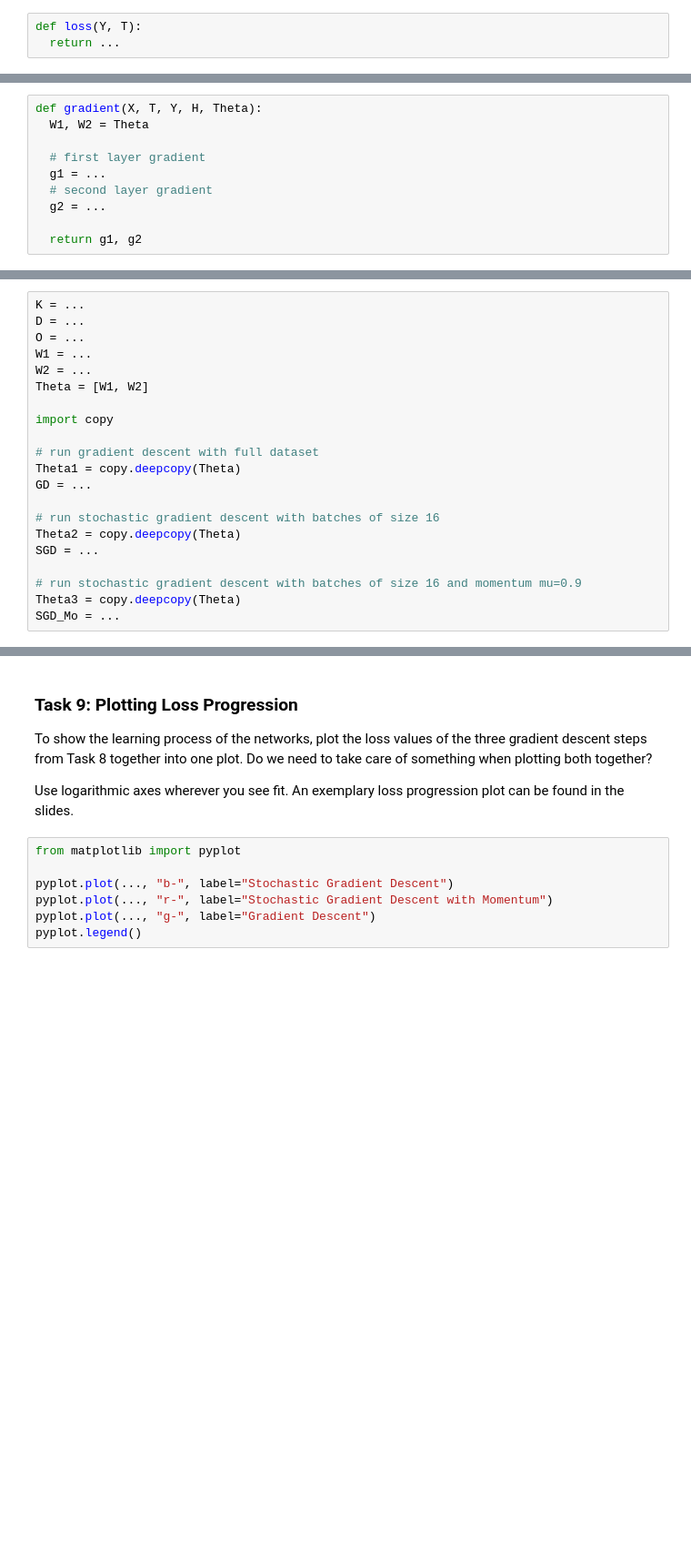
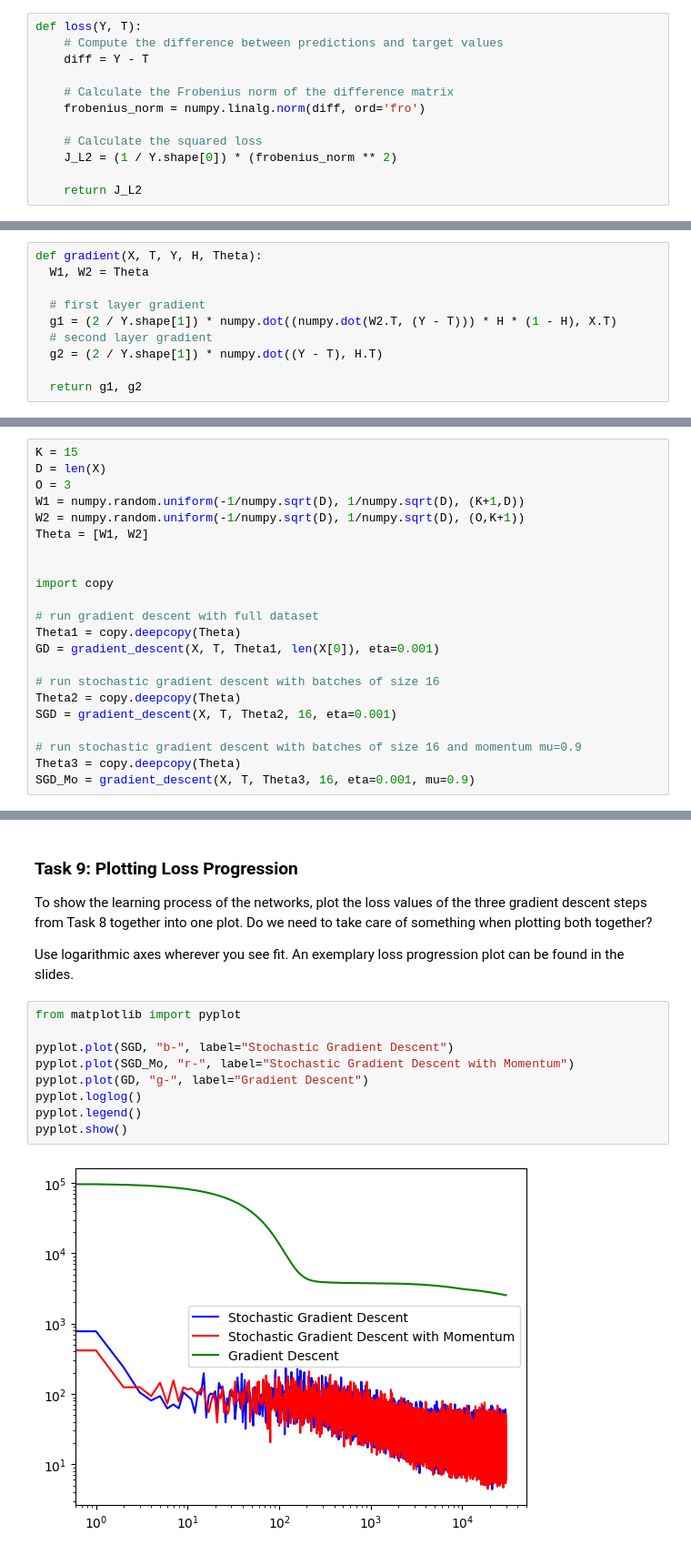
Before and after one commit to xiaoxiaoshikui/Assignments-for-Deel-Learning-at-UZH, a Jupyter notebook: DL-Assignment04.ipynb, the cells around one changed output, grey strips where cells are left out. Shown at 91% size. Cells and saved outputs as stored; diff of their text form; blank space fills up the shorter version.

```diff
--- a/DL-Assignment04.ipynb
+++ b/DL-Assignment04.ipynb
@@ -219,9 +233,18 @@ def network(X, Theta):
 
 Implement a loss function that returns the squared loss $\mathcal J^{L_2} = \frac1B \|\mathbf Y - \mathbf T\|_F^2$ for given network outputs $\mathbf Y$ and target values $\mathbf T$.
 Use `numpy` or `scipy` functionality for this task.
-# %%
-def loss(Y, T):
-  return ...
+# %%
+def loss(Y, T):
+    # Compute the difference between predictions and target values
+    diff = Y - T
+
+    # Calculate the Frobenius norm of the difference matrix
+    frobenius_norm = numpy.linalg.norm(diff, ord='fro')
+
+    # Calculate the squared loss
+    J_L2 = (1 / Y.shape[0]) * (frobenius_norm ** 2)
+
+    return J_L2
 # %% [markdown]
 ### Task 6: Gradient Implementation
 
@@ -233,9 +256,9 @@ def gradient(X, T, Y, H, Theta):
   W1, W2 = Theta
 
   # first layer gradient
-  g1 = ...
+  g1 = (2 / Y.shape[1]) * numpy.dot((numpy.dot(W2.T, (Y - T))) * H * (1 - H), X.T)
   # second layer gradient
-  g2 = ...
+  g2 = (2 / Y.shape[1]) * numpy.dot((Y - T), H.T)
 
   return g1, g2
 # %% [markdown]
@@ -284,26 +329,27 @@ Run the gradient descent three times, first as normal gradient descent, second a
 
 How can you achieve this without requiring separate implementations of the ``gradient_descent`` function from Task 7?
 # %%
-K = ...
-D = ...
-O = ...
-W1 = ...
-W2 = ...
+K = 15
+D = len(X)
+O = 3
+W1 = numpy.random.uniform(-1/numpy.sqrt(D), 1/numpy.sqrt(D), (K+1,D))
+W2 = numpy.random.uniform(-1/numpy.sqrt(D), 1/numpy.sqrt(D), (O,K+1))
 Theta = [W1, W2]
+
 
 import copy
 
 # run gradient descent with full dataset
 Theta1 = copy.deepcopy(Theta)
-GD = ...
+GD = gradient_descent(X, T, Theta1, len(X[0]), eta=0.001)
 
 # run stochastic gradient descent with batches of size 16
 Theta2 = copy.deepcopy(Theta)
-SGD = ...
+SGD = gradient_descent(X, T, Theta2, 16, eta=0.001)
 
 # run stochastic gradient descent with batches of size 16 and momentum mu=0.9
 Theta3 = copy.deepcopy(Theta)
-SGD_Mo = ...
+SGD_Mo = gradient_descent(X, T, Theta3, 16, eta=0.001, mu=0.9)
 # %% [markdown]
 ## Evaluation
 
@@ -321,10 +367,14 @@ An exemplary loss progression plot can be found in the slides.
 # %%
 from matplotlib import pyplot
 
-pyplot.plot(..., "b-", label="Stochastic Gradient Descent")
-pyplot.plot(..., "r-", label="Stochastic Gradient Descent with Momentum")
-pyplot.plot(..., "g-", label="Gradient Descent")
+pyplot.plot(SGD, "b-", label="Stochastic Gradient Descent")
+pyplot.plot(SGD_Mo, "r-", label="Stochastic Gradient Descent with Momentum")
+pyplot.plot(GD, "g-", label="Gradient Descent")
+pyplot.loglog()
 pyplot.legend()
+pyplot.show()
+# %% [output]
+[figure, added]
 # %% [markdown]
 ### Task 10: Example Evaluation (optional)
 
```
Also changed, not shown: parts of 10 cells of this notebook, 1 other file.
